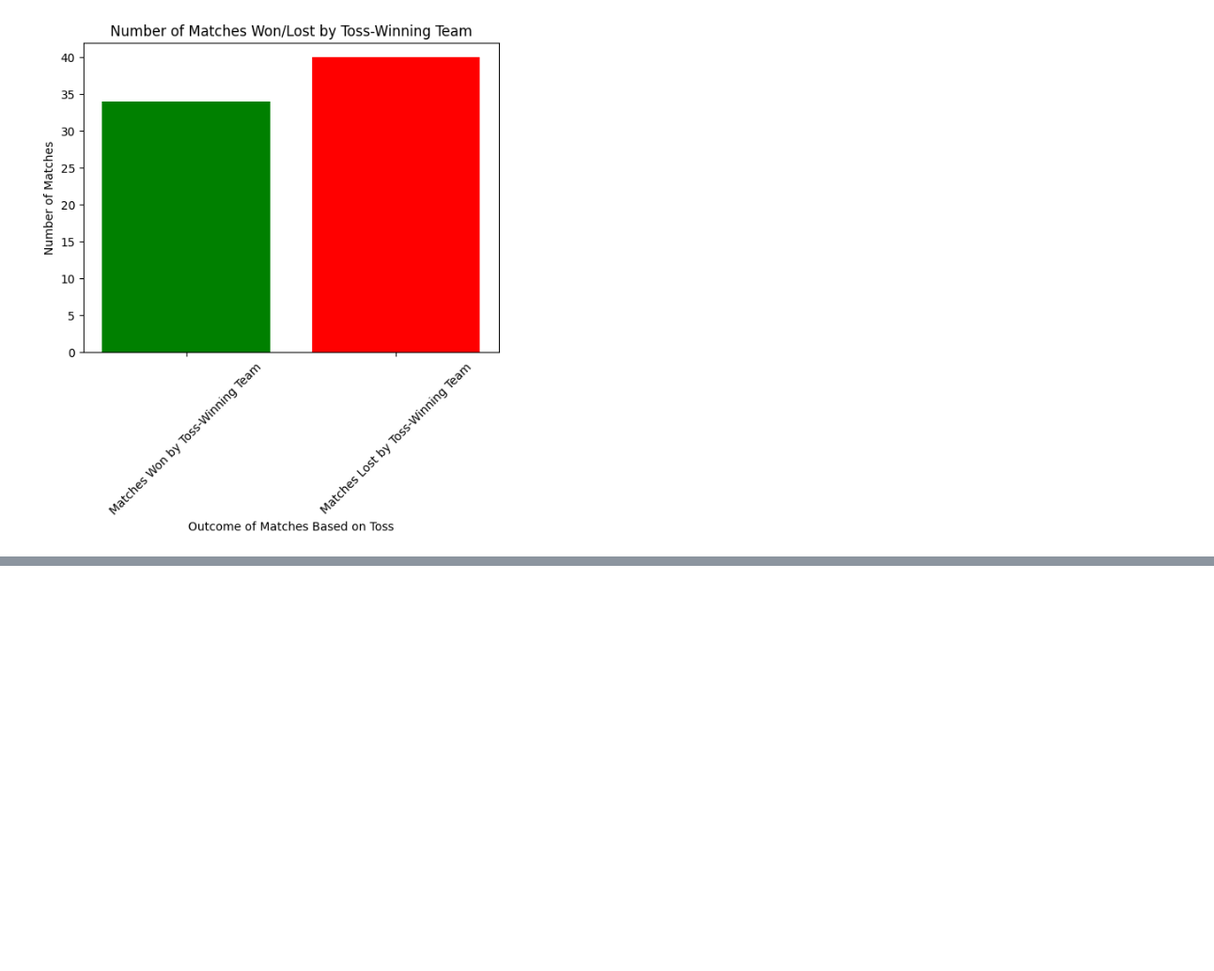
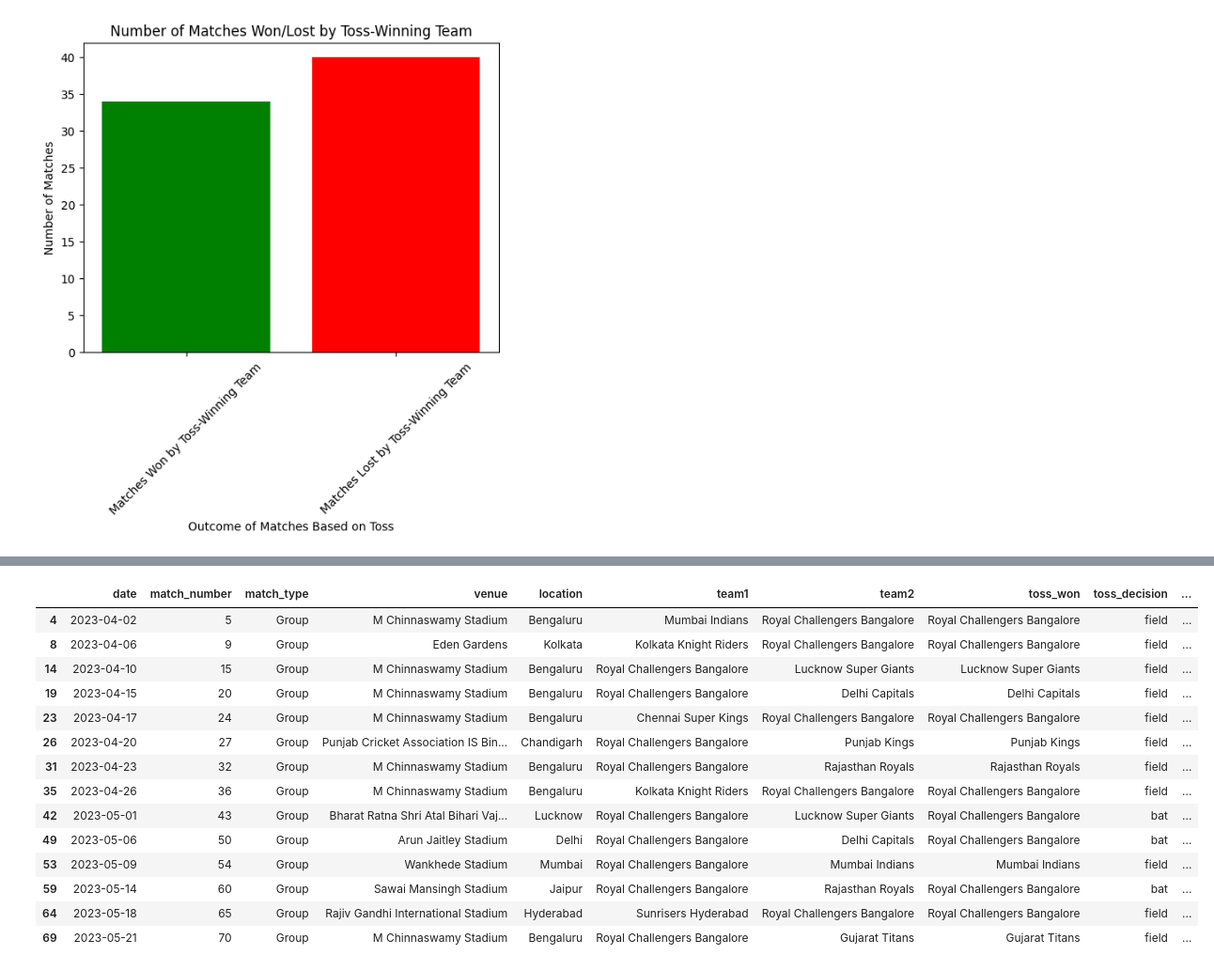
Before and after one commit to srupat/CSI-AIML, a Jupyter notebook: task 1/pandas_numpy_matplotlib_seaborn.ipynb, the cells around one changed output, grey strips where cells are left out. Shown: that part at 94% size. Saved outputs shown, nothing was run; the diff lists cells and outputs as text; code cells hidden in the pictures; blank space fills up the shorter version.

```diff
--- a/task 1/pandas_numpy_matplotlib_seaborn.ipynb
+++ b/task 1/pandas_numpy_matplotlib_seaborn.ipynb
@@ -117,0 +143,20 @@ Matches won by fielding first : 23
+# %%
+rcb = matches_df.loc[(matches_df['team1'] == 'Royal Challengers Bangalore') | (matches_df['team2'] == 'Royal Challengers Bangalore')]
+win_list = list()
+lose_list = list()
+# %% [output]
+|  | date | match_number | match_type | venue | location | team1 | team2 | toss_won | toss_decision | ... |
+| 4 | 2023-04-02 | 5 | Group | M Chinnaswamy Stadium | Bengaluru | Mumbai Indians | Royal Challengers Bangalore | Royal Challengers Bangalore | field | ... |
+| 8 | 2023-04-06 | 9 | Group | Eden Gardens | Kolkata | Kolkata Knight Riders | Royal Challengers Bangalore | Royal Challengers Bangalore | field | ... |
+| 14 | 2023-04-10 | 15 | Group | M Chinnaswamy Stadium | Bengaluru | Royal Challengers Bangalore | Lucknow Super Giants | Lucknow Super Giants | field | ... |
+| 19 | 2023-04-15 | 20 | Group | M Chinnaswamy Stadium | Bengaluru | Royal Challengers Bangalore | Delhi Capitals | Delhi Capitals | field | ... |
+| 23 | 2023-04-17 | 24 | Group | M Chinnaswamy Stadium | Bengaluru | Chennai Super Kings | Royal Challengers Bangalore | Royal Challengers Bangalore | field | ... |
+| 26 | 2023-04-20 | 27 | Group | Punjab Cricket Association IS Bin... | Chandigarh | Royal Challengers Bangalore | Punjab Kings | Punjab Kings | field | ... |
+| 31 | 2023-04-23 | 32 | Group | M Chinnaswamy Stadium | Bengaluru | Royal Challengers Bangalore | Rajasthan Royals | Rajasthan Royals | field | ... |
+| 35 | 2023-04-26 | 36 | Group | M Chinnaswamy Stadium | Bengaluru | Kolkata Knight Riders | Royal Challengers Bangalore | Royal Challengers Bangalore | field | ... |
+| 42 | 2023-05-01 | 43 | Group | Bharat Ratna Shri Atal Bihari Vaj... | Lucknow | Royal Challengers Bangalore | Lucknow Super Giants | Royal Challengers Bangalore | bat | ... |
+| 49 | 2023-05-06 | 50 | Group | Arun Jaitley Stadium | Delhi | Royal Challengers Bangalore | Delhi Capitals | Royal Challengers Bangalore | bat | ... |
+| 53 | 2023-05-09 | 54 | Group | Wankhede Stadium | Mumbai | Royal Challengers Bangalore | Mumbai Indians | Mumbai Indians | field | ... |
+| 59 | 2023-05-14 | 60 | Group | Sawai Mansingh Stadium | Jaipur | Royal Challengers Bangalore | Rajasthan Royals | Royal Challengers Bangalore | bat | ... |
+| 64 | 2023-05-18 | 65 | Group | Rajiv Gandhi International Stadium | Hyderabad | Sunrisers Hyderabad | Royal Challengers Bangalore | Royal Challengers Bangalore | field | ... |
+| 69 | 2023-05-21 | 70 | Group | M Chinnaswamy Stadium | Bengaluru | Royal Challengers Bangalore | Gujarat Titans | Gujarat Titans | field | ... |
```
Also changed, not shown: parts of 6 cells of this notebook.
